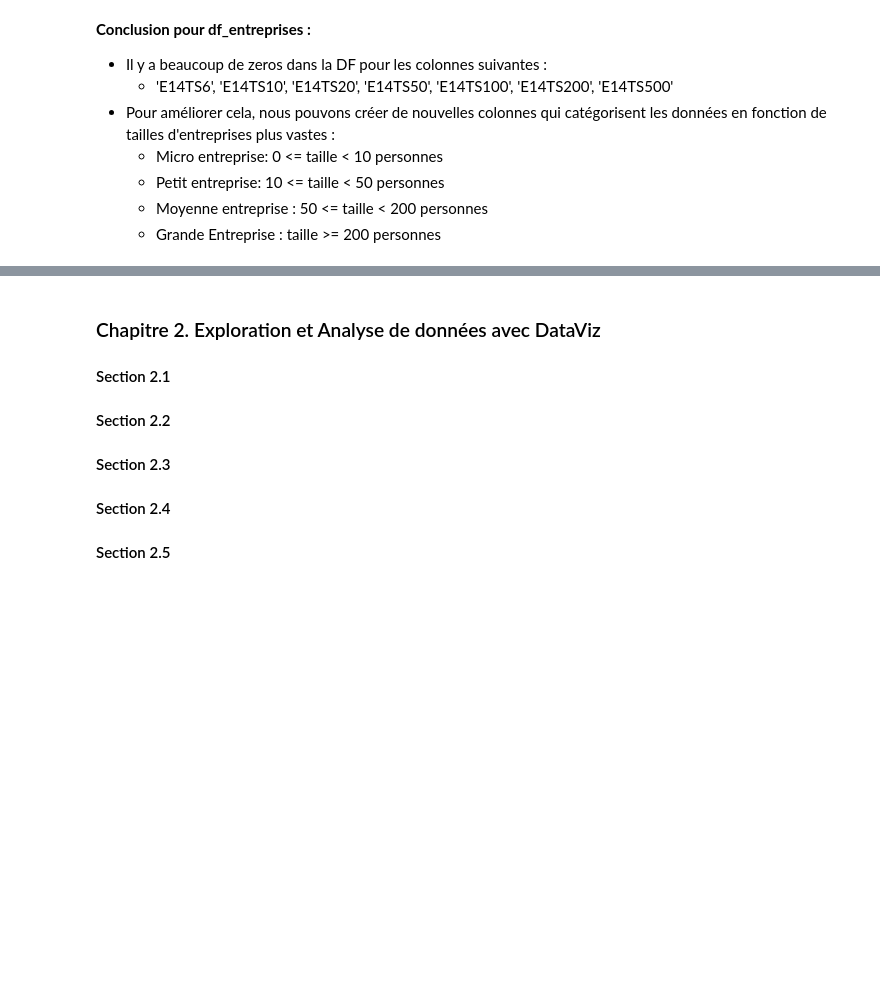
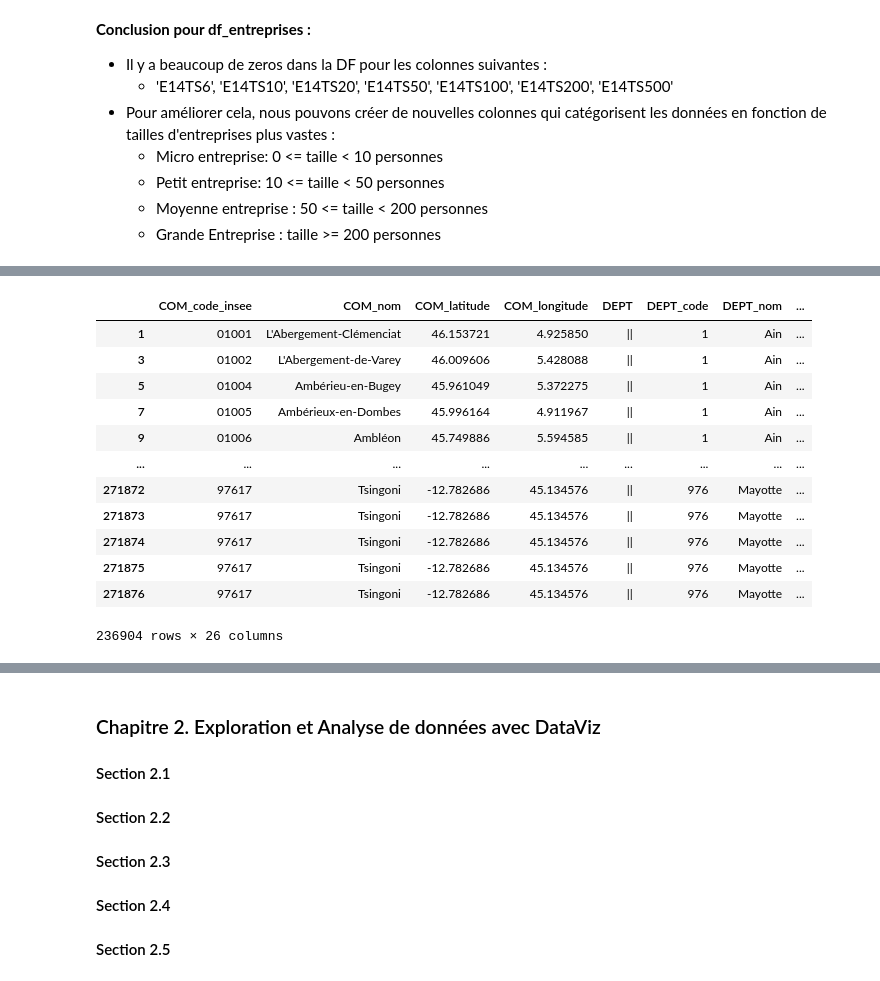
Before and after one commit to nkostiuk/french-industry, a Jupyter notebook: notebooks/Notebook_final-10-03-24.ipynb, the cells around one changed output, grey strips where cells are left out. Cells and saved outputs as stored; diff of their text form; code cells hidden in the pictures; blank space fills up the shorter version.

```diff
--- a/notebooks/Notebook_final-10-03-24.ipynb
+++ b/notebooks/Notebook_final-10-03-24.ipynb
@@ -232,3 +232,10 @@ summary_short(df_name_geographic)
     - Petit entreprise: 10 <= taille < 50 personnes
     - Moyenne entreprise :  50 <= taille < 200 personnes
     - Grande Entreprise : taille >= 200 personnes
+# %%
+df_name_geographic_final = pd.read_csv('../data/name_geographic_final.csv')
+
+#CSV immport has deleted "0" on INSEE CODE ==> function adds 0
+add_leading_zeros(df_name_geographic_final,'COM_code_insee', 5)
+
+display(df_name_geographic_final.head())
@@ -234,0 +250,17 @@ summary_short(df_name_geographic)
+# %%
+# Verification of duplicates by code_insee in df_name_geographic
+df_name_geographic_final[df_name_geographic_final.duplicated(subset = ['COM_code_insee'])]
+# %% [output]
+|  | COM_code_insee | COM_nom | COM_latitude | COM_longitude | DEPT | DEPT_code | DEPT_nom | ... |
+| 1 | 01001 | L'Abergement-Clémenciat | 46.153721 | 4.925850 | || | 1 | Ain | ... |
+| 3 | 01002 | L'Abergement-de-Varey | 46.009606 | 5.428088 | || | 1 | Ain | ... |
+| 5 | 01004 | Ambérieu-en-Bugey | 45.961049 | 5.372275 | || | 1 | Ain | ... |
+| 7 | 01005 | Ambérieux-en-Dombes | 45.996164 | 4.911967 | || | 1 | Ain | ... |
+| 9 | 01006 | Ambléon | 45.749886 | 5.594585 | || | 1 | Ain | ... |
+| ... | ... | ... | ... | ... | ... | ... | ... | ... |
+| 271872 | 97617 | Tsingoni | -12.782686 | 45.134576 | || | 976 | Mayotte | ... |
+| 271873 | 97617 | Tsingoni | -12.782686 | 45.134576 | || | 976 | Mayotte | ... |
+| 271874 | 97617 | Tsingoni | -12.782686 | 45.134576 | || | 976 | Mayotte | ... |
+| 271875 | 97617 | Tsingoni | -12.782686 | 45.134576 | || | 976 | Mayotte | ... |
+| 271876 | 97617 | Tsingoni | -12.782686 | 45.134576 | || | 976 | Mayotte | ... |
+236904 rows × 26 columns
```
Also changed, not shown: parts of 23 cells of this notebook, 4 other files.
